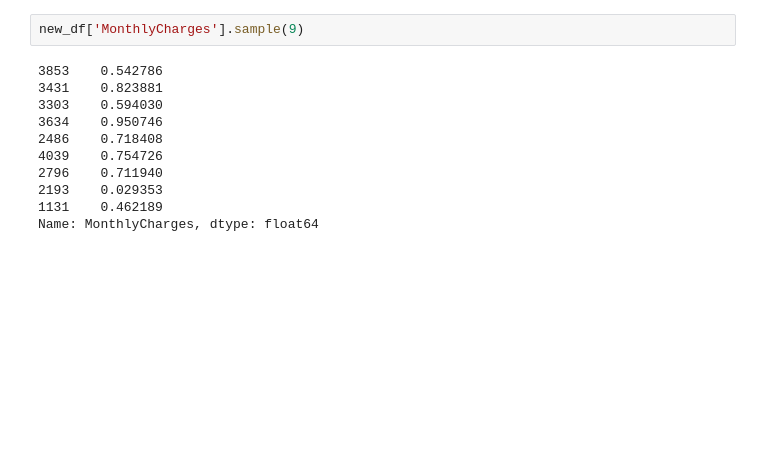
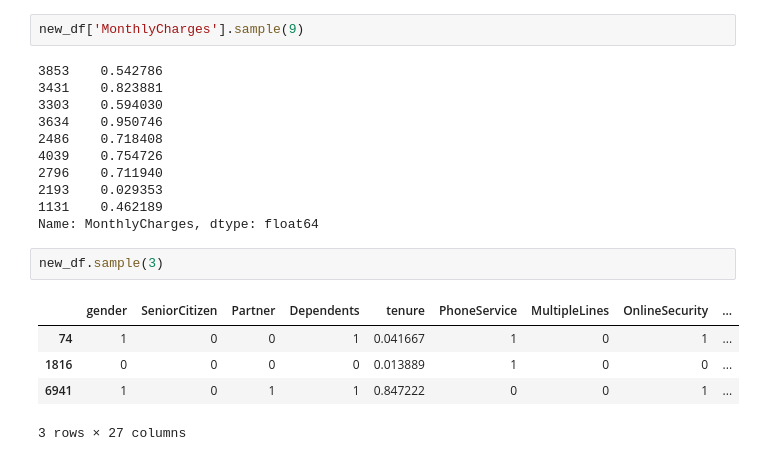
Before and after one commit to sky-shiva/CustomerChurnPred_DeepLearning, a Jupyter notebook: customer_churn_pred.ipynb, the cells around one changed output. Drawn from its saved outputs; the diff is of its cells as text; blank space fills up the shorter version.

```diff
--- a/customer_churn_pred.ipynb
+++ b/customer_churn_pred.ipynb
@@ -275,3 +275,11 @@ new_df['MonthlyCharges'].sample(9)
 2193    0.029353
 1131    0.462189
 Name: MonthlyCharges, dtype: float64
+# %%
+new_df.sample(3)
+# %% [output]
+|  | gender | SeniorCitizen | Partner | Dependents | tenure | PhoneService | MultipleLines | OnlineSecurity | ... |
+| 74 | 1 | 0 | 0 | 1 | 0.041667 | 1 | 0 | 1 | ... |
+| 1816 | 0 | 0 | 0 | 0 | 0.013889 | 1 | 0 | 0 | ... |
+| 6941 | 1 | 0 | 1 | 1 | 0.847222 | 0 | 0 | 1 | ... |
+3 rows × 27 columns
```
Also changed, not shown: parts of 3 cells of this notebook.
